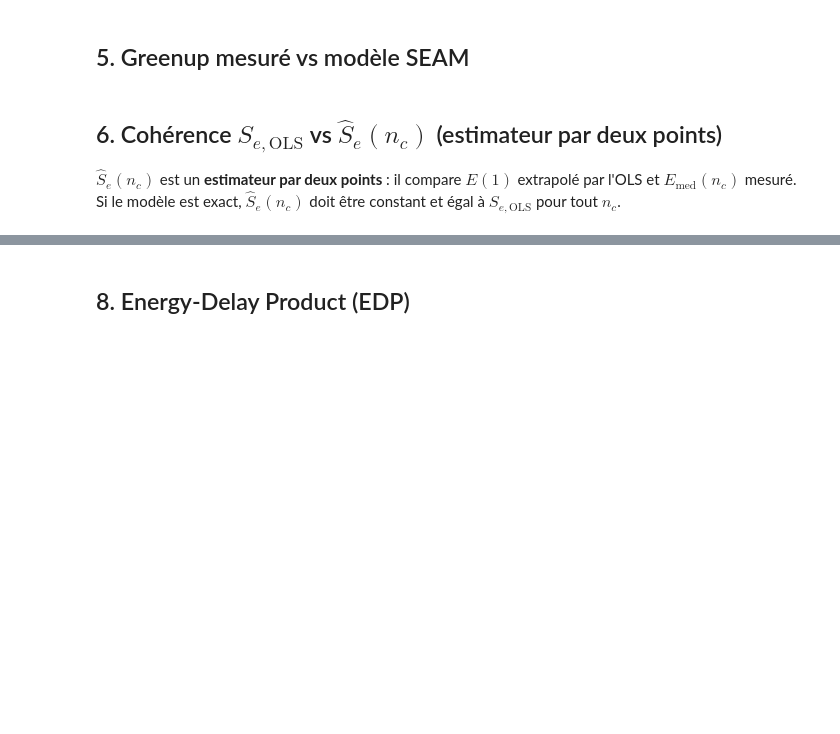
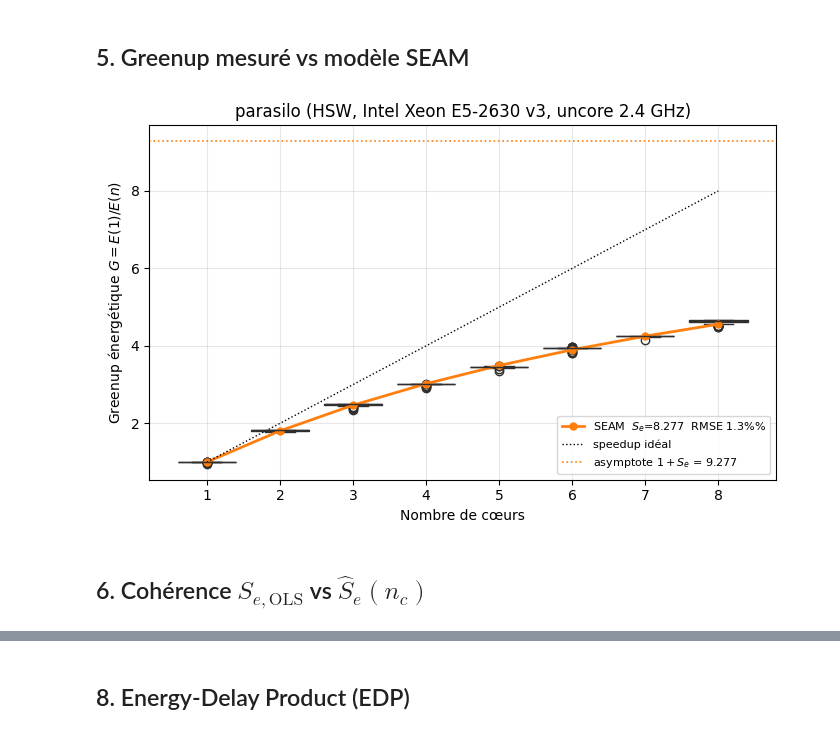
Before and after one commit to gabiansystems/parallel_simulator_energy, a Jupyter notebook: analyse.ipynb, the cells around one changed output, grey strips where cells are left out. Drawn from its saved outputs; the diff is of its cells as text; code cells hidden in the pictures; blank space fills up the shorter version.

```diff
--- a/analyse.ipynb
+++ b/analyse.ipynb
@@ -170,30 +207,30 @@ plt.tight_layout(); plt.show()
 # %%
 E_ref_med = df0[df0['N_core'] == 1]['Energy'].median()
 df0 = df0.copy()
 df0['greenup'] = E_ref_med / df0['Energy']
 
 nc_arr = np.array(ns_all, dtype=float)
 pos    = np.arange(len(ns_all))
 G_mod  = greenup_seam(nc_arr, fit['ecore_c'], fit['euncore_c'])
 G_meds = [df0[df0['N_core'] == n]['greenup'].median() for n in ns_all]
 rmse_G = float(np.sqrt(np.mean([(g - greenup_seam(n, fit['ecore_c'], fit['euncore_c']))**2
                                 for g, n in zip(G_meds, ns_all)]))) / np.mean(G_meds) * 100
 
 fig, ax = plt.subplots(figsize=(7, 4.5))
 sns.boxplot(data=df0, x='N_core', y='greenup', palette='Blues', ax=ax)
 ax.plot(pos, G_mod, 'C1-o', lw=2, ms=5,
         label=f'SEAM  $S_e$={fit["Se"]:.3f}  RMSE {rmse_G:.1f}%%')
 ax.plot(pos, nc_arr, 'k:', lw=1, label='speedup idéal')
 ax.axhline(1 + fit['Se'], color='C1', ls=':', lw=1.2,
            label=f'asymptote $1+S_e$ = {1 + fit["Se"]:.3f}')
 ax.set_xticks(pos); ax.set_xticklabels([int(c) for c in nc_arr])
-ax.set_xlabel('Nombre de cœurs'); ax.set_ylabel('Greenup énergétique $G = E(1)/E(n)$')
-ax.set_title(NODE); ax.legend(fontsize=8); ax.grid(True, alpha=0.3)
+ax.set_xlabel('Nombre de cœurs')
+ax.set_ylabel('Greenup énergétique $G = E(1)/E(n)$')
+ax.set_title(NODE)
+ax.legend(fontsize=8); ax.grid(True, alpha=0.3)
 plt.tight_layout(); plt.show()
+# %% [output]
+[figure, added]
 # %% [markdown]
-## 6. Cohérence $S_{e,\mathrm{OLS}}$ vs $\hat{S}_e(n_c)$ (estimateur par deux points)
-
-$\hat{S}_e(n_c)$ est un **estimateur par deux points** : il compare $E(1)$ extrapolé par l'OLS
-et $E_{\text{med}}(n_c)$ mesuré. Si le modèle est exact, $\hat{S}_e(n_c)$ doit être constant
-et égal à $S_{e,\text{OLS}}$ pour tout $n_c$.
+## 6. Cohérence $S_{e,\mathrm{OLS}}$ vs $\hat{S}_e(n_c)$
 # %%
```
Also changed, not shown: parts of 13 cells of this notebook.
